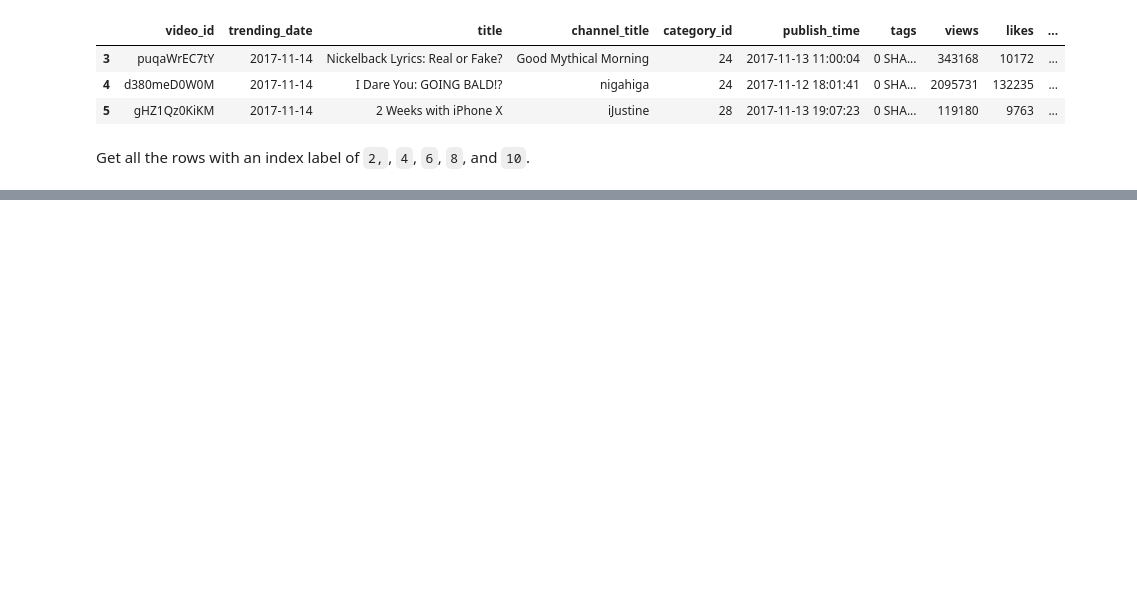
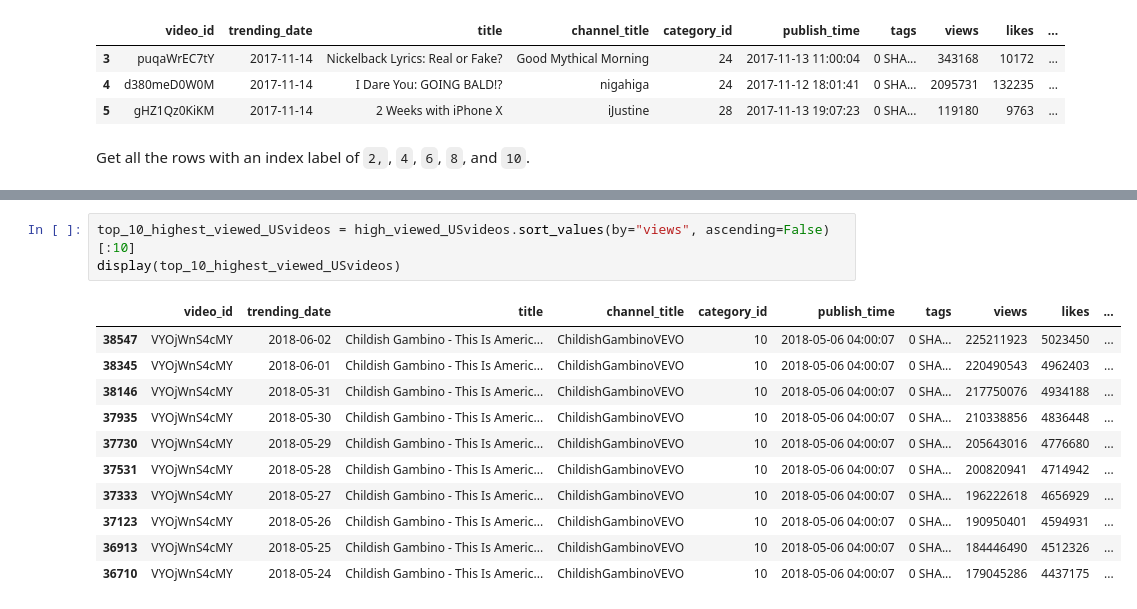
Before and after one commit to christiane-bacani/applied-data-science, a Jupyter notebook: mini-projects/pandas_loc-iloc/notebooks/pandas_loc-iloc.ipynb, the cells around one changed output, grey strips where cells are left out. Drawn from its saved outputs; the diff is of its cells as text; blank space fills up the shorter version.

```diff
--- a/mini-projects/pandas_loc-iloc/notebooks/pandas_loc-iloc.ipynb
+++ b/mini-projects/pandas_loc-iloc/notebooks/pandas_loc-iloc.ipynb
@@ -220,0 +240,15 @@ USvideos.loc[[2, 4, 6, 8, 10]] # Index label of 2, 4, 6, 8, 10.
+# %%
+top_10_highest_viewed_USvideos = high_viewed_USvideos.sort_values(by="views", ascending=False)[:10]
+display(top_10_highest_viewed_USvideos)
+# %% [output]
+|  | video_id | trending_date | title | channel_title | category_id | publish_time | tags | views | likes | ... |
+| 38547 | VYOjWnS4cMY | 2018-06-02 | Childish Gambino - This Is Americ... | ChildishGambinoVEVO | 10 | 2018-05-06 04:00:07 | 0 SHA... | 225211923 | 5023450 | ... |
+| 38345 | VYOjWnS4cMY | 2018-06-01 | Childish Gambino - This Is Americ... | ChildishGambinoVEVO | 10 | 2018-05-06 04:00:07 | 0 SHA... | 220490543 | 4962403 | ... |
+| 38146 | VYOjWnS4cMY | 2018-05-31 | Childish Gambino - This Is Americ... | ChildishGambinoVEVO | 10 | 2018-05-06 04:00:07 | 0 SHA... | 217750076 | 4934188 | ... |
+| 37935 | VYOjWnS4cMY | 2018-05-30 | Childish Gambino - This Is Americ... | ChildishGambinoVEVO | 10 | 2018-05-06 04:00:07 | 0 SHA... | 210338856 | 4836448 | ... |
+| 37730 | VYOjWnS4cMY | 2018-05-29 | Childish Gambino - This Is Americ... | ChildishGambinoVEVO | 10 | 2018-05-06 04:00:07 | 0 SHA... | 205643016 | 4776680 | ... |
+| 37531 | VYOjWnS4cMY | 2018-05-28 | Childish Gambino - This Is Americ... | ChildishGambinoVEVO | 10 | 2018-05-06 04:00:07 | 0 SHA... | 200820941 | 4714942 | ... |
+| 37333 | VYOjWnS4cMY | 2018-05-27 | Childish Gambino - This Is Americ... | ChildishGambinoVEVO | 10 | 2018-05-06 04:00:07 | 0 SHA... | 196222618 | 4656929 | ... |
+| 37123 | VYOjWnS4cMY | 2018-05-26 | Childish Gambino - This Is Americ... | ChildishGambinoVEVO | 10 | 2018-05-06 04:00:07 | 0 SHA... | 190950401 | 4594931 | ... |
+| 36913 | VYOjWnS4cMY | 2018-05-25 | Childish Gambino - This Is Americ... | ChildishGambinoVEVO | 10 | 2018-05-06 04:00:07 | 0 SHA... | 184446490 | 4512326 | ... |
+| 36710 | VYOjWnS4cMY | 2018-05-24 | Childish Gambino - This Is Americ... | ChildishGambinoVEVO | 10 | 2018-05-06 04:00:07 | 0 SHA... | 179045286 | 4437175 | ... |
```
Also changed, not shown: parts of 5 cells of this notebook.
